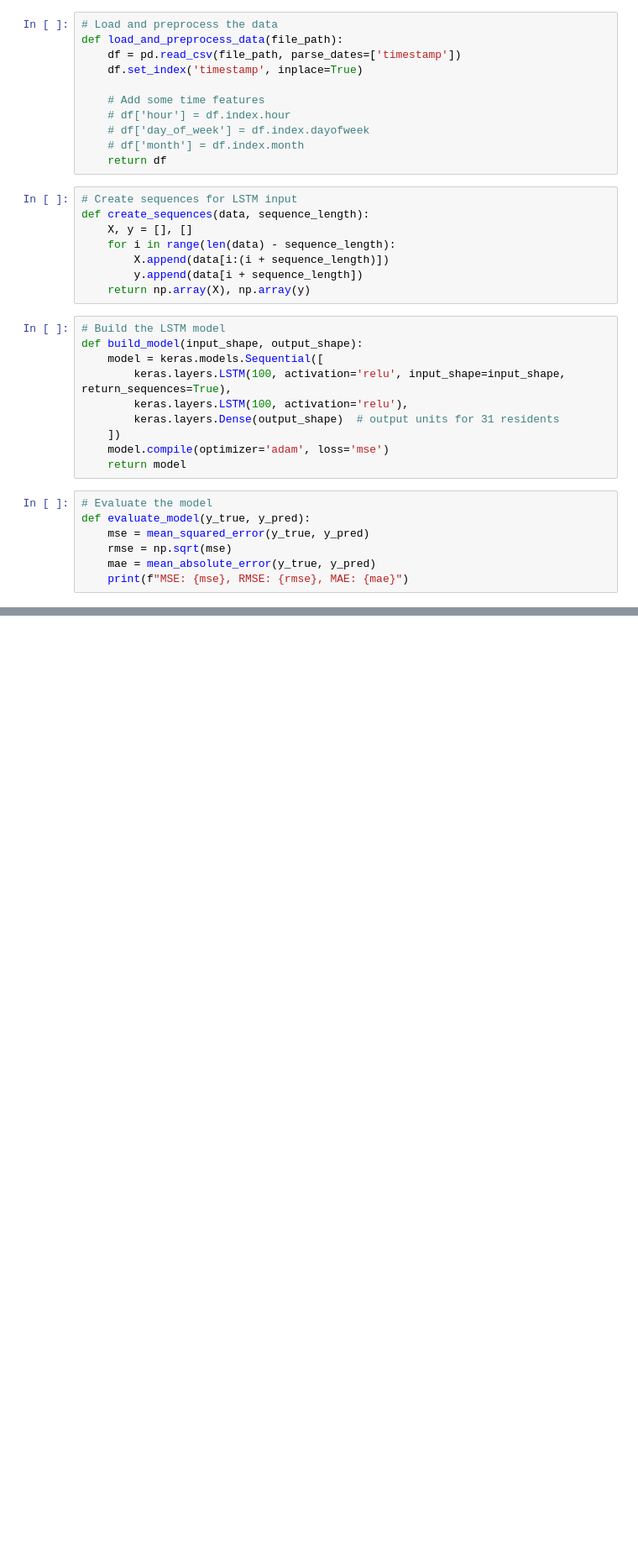
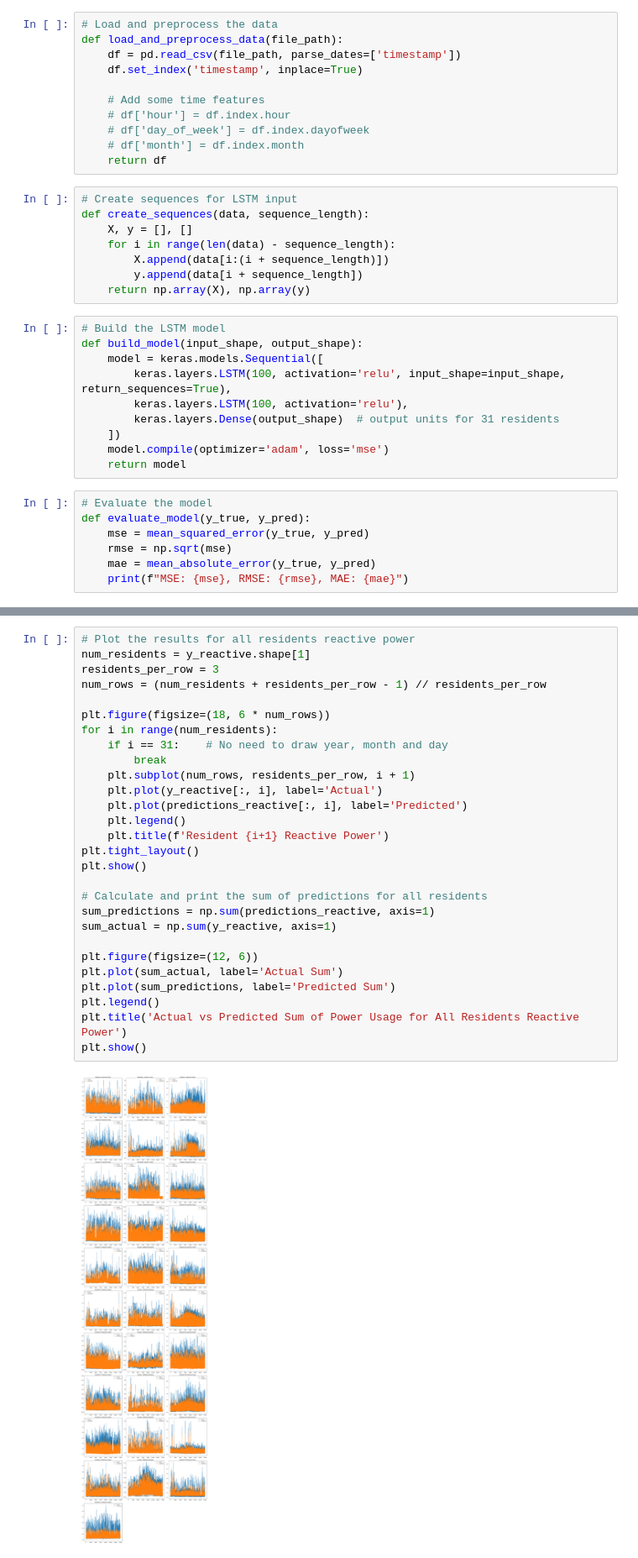
Before and after one commit to cxlanyagege/FEIT-Hackathon-2024, a Jupyter notebook: lstm.ipynb, the cells around one changed output, grey strips where cells are left out. Shown at 84% size. Cells and saved outputs as stored; diff of their text form; blank space fills up the shorter version.

```diff
--- a/lstm.ipynb
+++ b/lstm.ipynb
@@ -125,0 +136,30 @@ plt.show()
+# %%
+# Plot the results for all residents reactive power
+num_residents = y_reactive.shape[1]
+residents_per_row = 3
+num_rows = (num_residents + residents_per_row - 1) // residents_per_row
+
+plt.figure(figsize=(18, 6 * num_rows))
+for i in range(num_residents):
+    if i == 31:    # No need to draw year, month and day
+        break
+    plt.subplot(num_rows, residents_per_row, i + 1)
+    plt.plot(y_reactive[:, i], label='Actual')
+    plt.plot(predictions_reactive[:, i], label='Predicted')
+    plt.legend()
+    plt.title(f'Resident {i+1} Reactive Power')
+plt.tight_layout()
+plt.show()
+
+# Calculate and print the sum of predictions for all residents
+sum_predictions = np.sum(predictions_reactive, axis=1)
+sum_actual = np.sum(y_reactive, axis=1)
+
+plt.figure(figsize=(12, 6))
+plt.plot(sum_actual, label='Actual Sum')
+plt.plot(sum_predictions, label='Predicted Sum')
+plt.legend()
+plt.title('Actual vs Predicted Sum of Power Usage for All Residents Reactive Power')
+plt.show()
+# %% [output]
+[figure, added]
```
Also changed, not shown: parts of 4 cells of this notebook, 3 other files.
